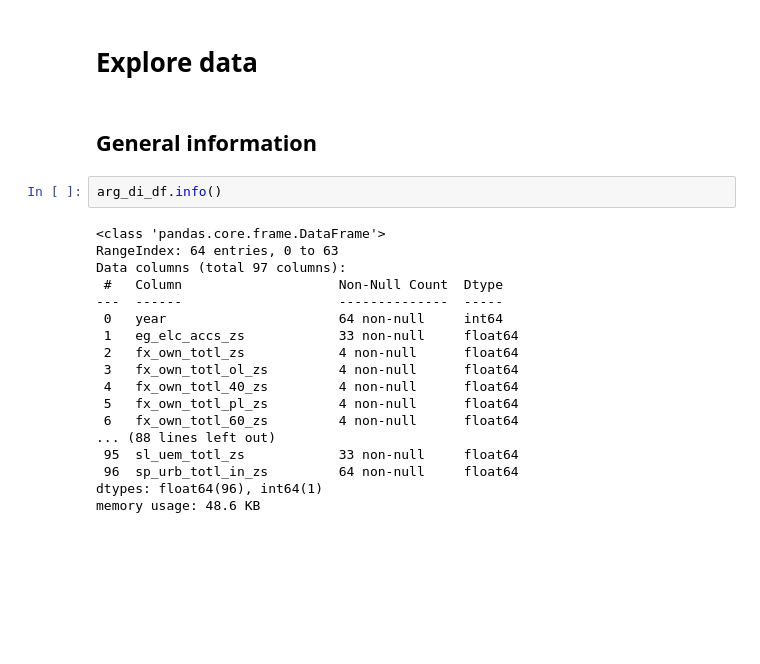
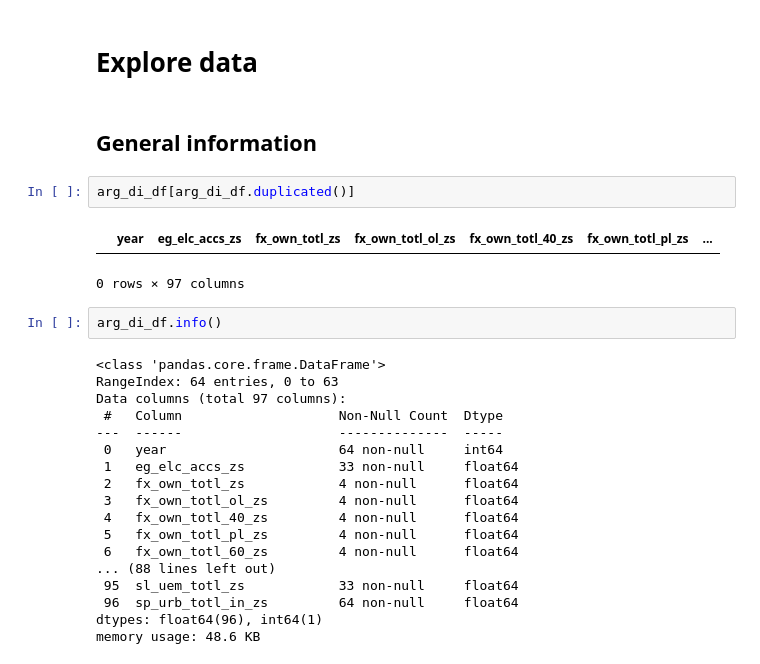
Before and after one commit to alejo-cuello/research-on-argentina, a Jupyter notebook: notebooks/0.1-alejo-explore_data.ipynb, the cells around one changed output. Cells and saved outputs as stored; diff of their text form; blank space fills up the shorter version.

```diff
--- a/notebooks/0.1-alejo-explore_data.ipynb
+++ b/notebooks/0.1-alejo-explore_data.ipynb
@@ -57,6 +58,11 @@ sns.set_style(
 # Explore data
 # %% [markdown]
 ## General information
+# %%
+arg_di_df[arg_di_df.duplicated()]
+# %% [output]
+|  | year | eg_elc_accs_zs | fx_own_totl_zs | fx_own_totl_ol_zs | fx_own_totl_40_zs | fx_own_totl_pl_zs | ... |
+0 rows × 97 columns
 # %%
 arg_di_df.info()
 # %% [output]
```
Also changed, not shown: parts of 3 cells of this notebook.
